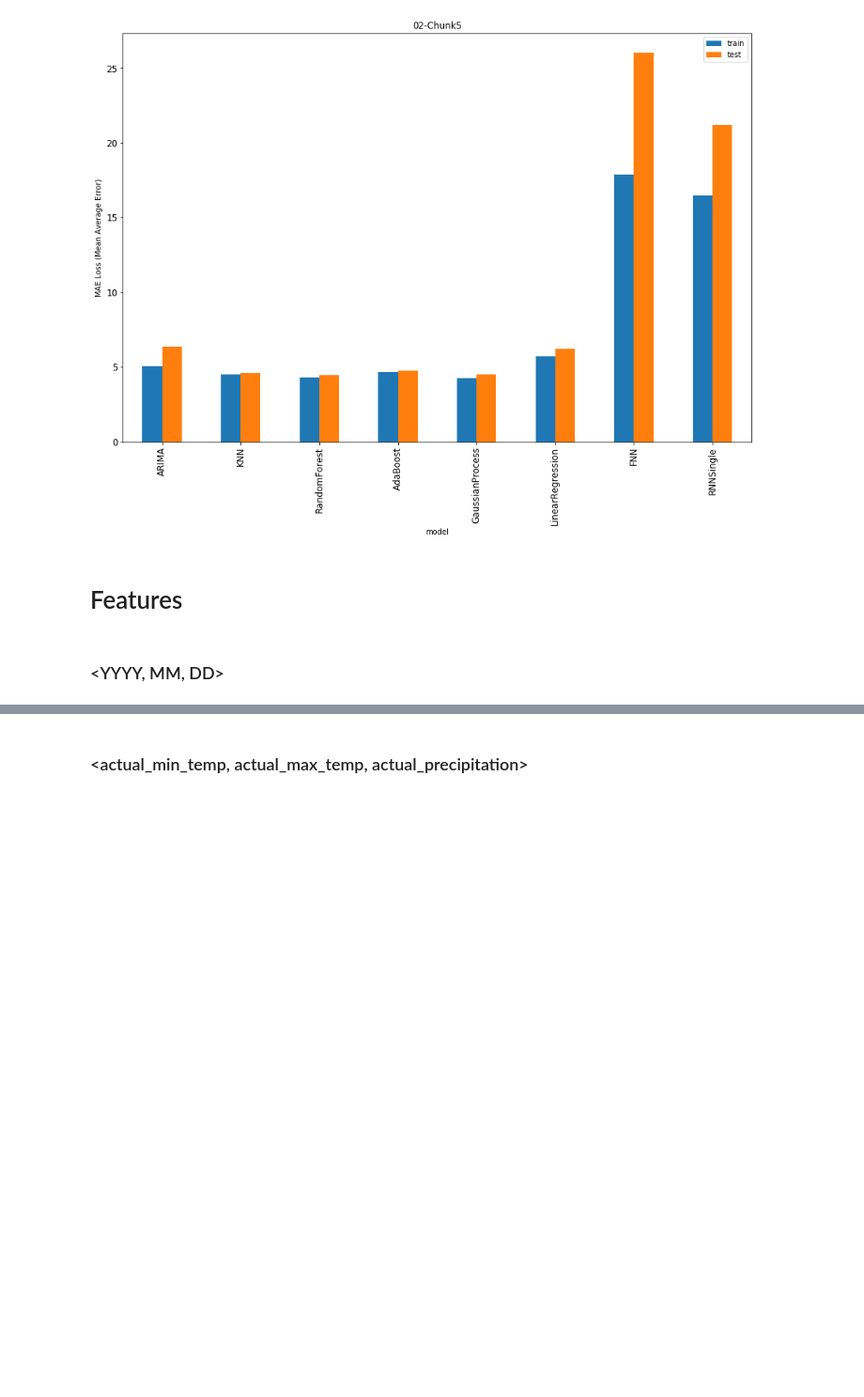
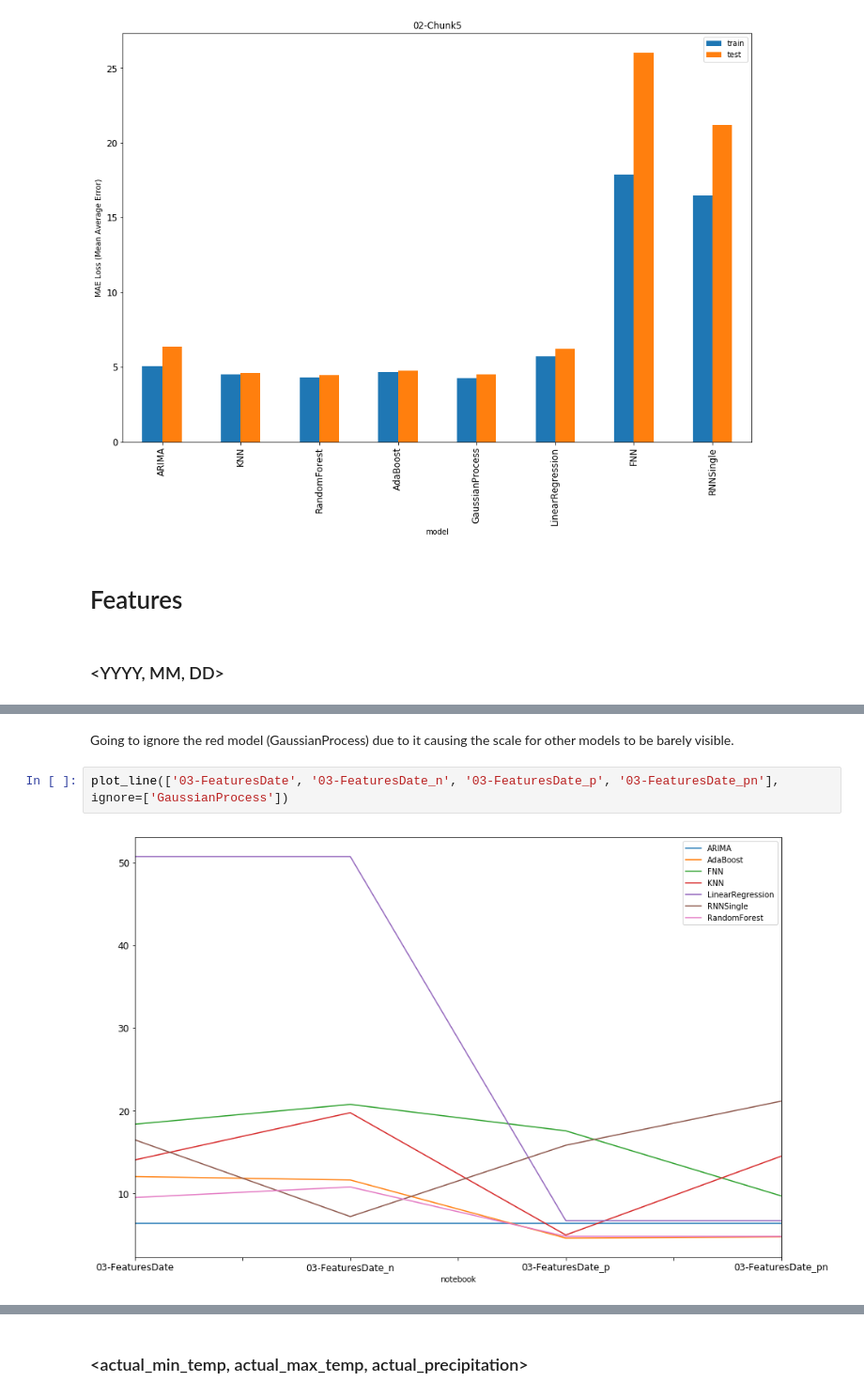
Before and after one commit to fdabek1/irregulartimeseries, a Jupyter notebook: 00-ModelResults.ipynb, the cells around one changed output, grey strips where cells are left out. Shown at 94% size. Cells and saved outputs as stored; diff of their text form; blank space fills up the shorter version.

```diff
--- a/00-ModelResults.ipynb
+++ b/00-ModelResults.ipynb
@@ -60 +95,7 @@ plot_chart('02-Chunk5')
+# %% [markdown]
+Going to ignore the red model (GaussianProcess) due to it causing the scale for other models to be barely visible.
+# %%
+plot_line(['03-FeaturesDate', '03-FeaturesDate_n', '03-FeaturesDate_p', '03-FeaturesDate_pn'], ignore=['GaussianProcess'])
+# %% [output]
+[figure, added]
 # %%
```
Also changed, not shown: parts of 24 cells of this notebook.
